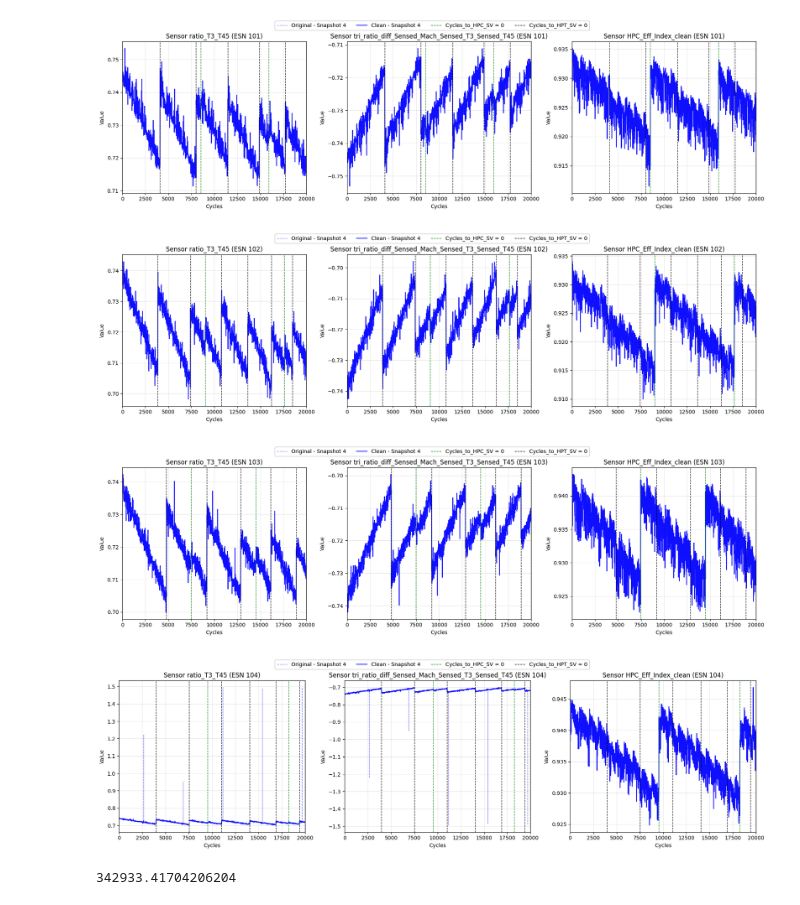
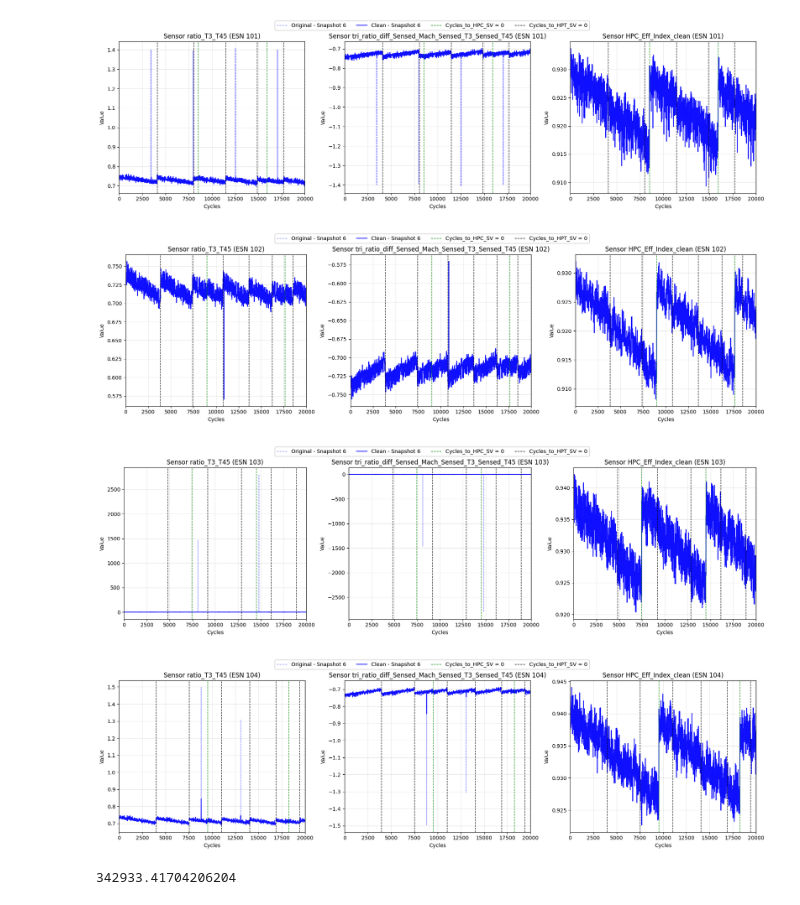
Before and after one commit to SbattellaMattia/PHM-North-America-2025-Conference-Data-Challenge, a Jupyter notebook: 1-Preprocessing/outlier_removal.ipynb, the cells around one changed output. Saved outputs shown, nothing was run; the diff lists cells and outputs as text; code cells hidden in the pictures.

```diff
--- a/1-Preprocessing/outlier_removal.ipynb
+++ b/1-Preprocessing/outlier_removal.ipynb
@@ -143,8 +139,8 @@ df_targeted['HCLI'] = (df_targeted['Sensed_Ps3'] / df_targeted['Sensed_P25']) /
 
 sensor_to_plot = ['ratio_T3_T45', 'tri_ratio_diff_Sensed_Mach_Sensed_T3_Sensed_T45','HPC_Eff_Index_clean']
 
-snapshots_to_plot = [4]
-colors = {4: 'blue'}
+snapshots_to_plot = [6]
+colors = {6: 'blue'}
 
 
 for eid in engine_ids:
@@ -202,37 +198,37 @@ for eid in engine_ids:
                     label=f'{target} = 0'
                 )
 
 
         axes[i].set_xlim(0, 20000)
         axes[i].set_title(f'Sensor {col} (ESN {eid})')
         axes[i].set_xlabel('Cycles')
         axes[i].set_ylabel('Value')
         axes[i].grid(True, alpha=0.3)
         # ---- Legenda unica per tutta la figura ----
         handles, labels = axes[0].get_legend_handles_labels()
 
         # Rimuove duplicati mantenendo l’ordine
         unique = dict(zip(labels, handles))
 
         fig.legend(
             unique.values(),
             unique.keys(),
             loc='upper center',
             ncol=4,
             bbox_to_anchor=(0.5, 1.05)
         )
 
     #plt.xlim(6000,7000)
     plt.tight_layout()
     plt.show()
 
 diff = df_targeted['Sensed_T25'] - df['Sensed_T25']
 print(diff[df['ESN']==104].abs().max())
 # %% [output]
-[figure, old version]
+[figure, new version]
-[figure, old version]
+[figure, new version]
-[figure, old version]
+[figure, new version]
-[figure, old version]
+[figure, new version]
 342933.41704206204
 # %%
 sensor_to_plot = [
```
Also changed, not shown: parts of 2 cells of this notebook, 1 other file.
